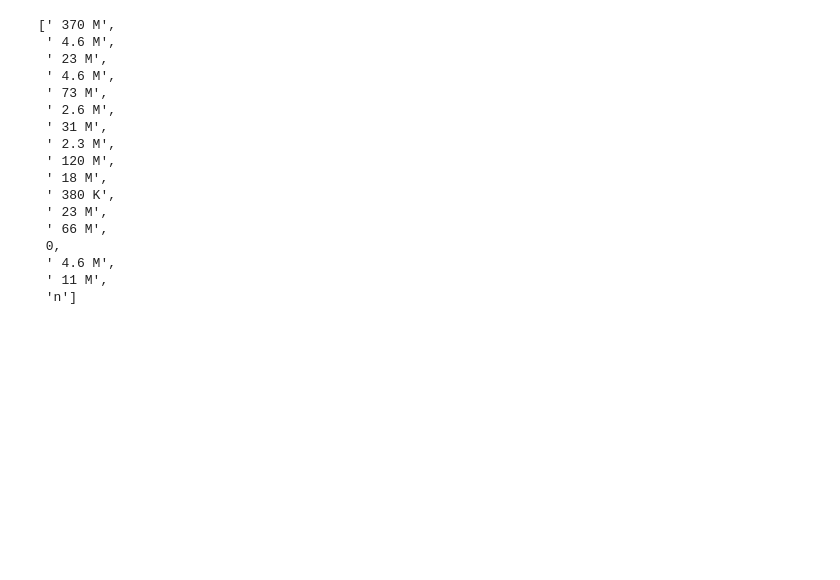
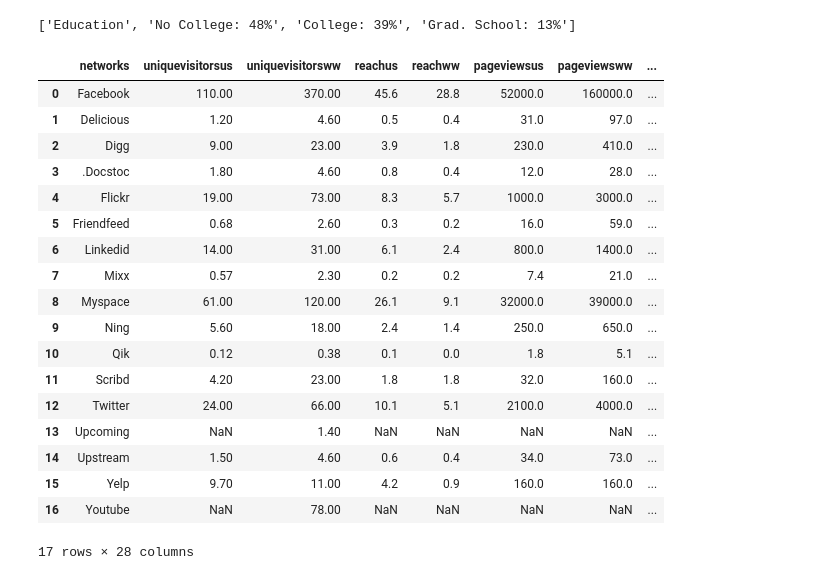
Before and after one commit to villagranp/DEV_Python, a Jupyter notebook: UNIR webscrapping/webscrapping.ipynb, the cells around one changed output. Saved outputs shown, nothing was run; the diff lists cells and outputs as text; code cells hidden in the pictures; blank space fills up the shorter version.

```diff
--- a/UNIR webscrapping/webscrapping.ipynb
+++ b/UNIR webscrapping/webscrapping.ipynb
@@ -205,20 +275,58 @@ o
-# %%
-uniquevisitorsww
-# %% [output]
-[' 370 M',
- ' 4.6 M',
- ' 23 M',
- ' 4.6 M',
- ' 73 M',
- ' 2.6 M',
- ' 31 M',
- ' 2.3 M',
- ' 120 M',
- ' 18 M',
- ' 380 K',
- ' 23 M',
- ' 66 M',
- 0,
- ' 4.6 M',
- ' 11 M',
- 'n']
+# %%
+indice[16][4].split('\n')
+# %% [output]
+['Education', 'No College: 48%', 'College: 39%', 'Grad. School: 13%']
+# %%
+Dataframe = pd.DataFrame(
+    {
+        'networks':networks,
+        'uniquevisitorsus': uniquevisitorsus,
+        'uniquevisitorsww': uniquevisitorsww,
+        'reachus': reachus,
+        'reachww': reachww,
+        'pageviewsus': pageviewsus,
+        'pageviewsww': pageviewsww,
+        'totalvisitsus': totalvisitsus,
+        'totalvisitsww': totalvisitsww,
+        'avgvisitspervisitorus': avgvisitspervisitorus,
+        'avgvisitspervisitorww': avgvisitspervisitorww,
+        'avgtimeonsiteus': avgtimeonsiteus,
+        'avgtimeonsiteww': avgtimeonsiteww,
+        'gendermale': gendermale,
+        'genderfemale': genderfemale,
+        'childreninhouseholdyes': childreninhouseholdyes,
+        'childreninhouseholdno': childreninhouseholdno,
+        'age0_17': age0_17,
+        'age18_34': age18_34,
+        'age35_54': age35_54,
+        'age55p': age55p,
+        'householdincome30k': householdincome30k,
+        'householdincome60k': householdincome60k,
+        'householdincome100k': householdincome100k,
+        'householdincome100kp': householdincome100kp,
+        'educationschool': educationschool,
+        'educationnocollege': educationnocollege,
+        'educationcollege': educationcollege
+    })
+# %%
+Dataframe
+# %% [output]
+|  | networks | uniquevisitorsus | uniquevisitorsww | reachus | reachww | pageviewsus | pageviewsww | ... |
+| 0 | Facebook | 110.00 | 370.00 | 45.6 | 28.8 | 52000.0 | 160000.0 | ... |
+| 1 | Delicious | 1.20 | 4.60 | 0.5 | 0.4 | 31.0 | 97.0 | ... |
+| 2 | Digg | 9.00 | 23.00 | 3.9 | 1.8 | 230.0 | 410.0 | ... |
+| 3 | .Docstoc | 1.80 | 4.60 | 0.8 | 0.4 | 12.0 | 28.0 | ... |
+| 4 | Flickr | 19.00 | 73.00 | 8.3 | 5.7 | 1000.0 | 3000.0 | ... |
+| 5 | Friendfeed | 0.68 | 2.60 | 0.3 | 0.2 | 16.0 | 59.0 | ... |
+| 6 | Linkedid | 14.00 | 31.00 | 6.1 | 2.4 | 800.0 | 1400.0 | ... |
+| 7 | Mixx | 0.57 | 2.30 | 0.2 | 0.2 | 7.4 | 21.0 | ... |
+| 8 | Myspace | 61.00 | 120.00 | 26.1 | 9.1 | 32000.0 | 39000.0 | ... |
+| 9 | Ning | 5.60 | 18.00 | 2.4 | 1.4 | 250.0 | 650.0 | ... |
+| 10 | Qik | 0.12 | 0.38 | 0.1 | 0.0 | 1.8 | 5.1 | ... |
+| 11 | Scribd | 4.20 | 23.00 | 1.8 | 1.8 | 32.0 | 160.0 | ... |
+| 12 | Twitter | 24.00 | 66.00 | 10.1 | 5.1 | 2100.0 | 4000.0 | ... |
+| 13 | Upcoming | NaN | 1.40 | NaN | NaN | NaN | NaN | ... |
+| 14 | Upstream | 1.50 | 4.60 | 0.6 | 0.4 | 34.0 | 73.0 | ... |
+| 15 | Yelp | 9.70 | 11.00 | 4.2 | 0.9 | 160.0 | 160.0 | ... |
+| 16 | Youtube | NaN | 78.00 | NaN | NaN | NaN | NaN | ... |
+17 rows × 28 columns
```
Also changed, not shown: parts of 9 cells of this notebook.
